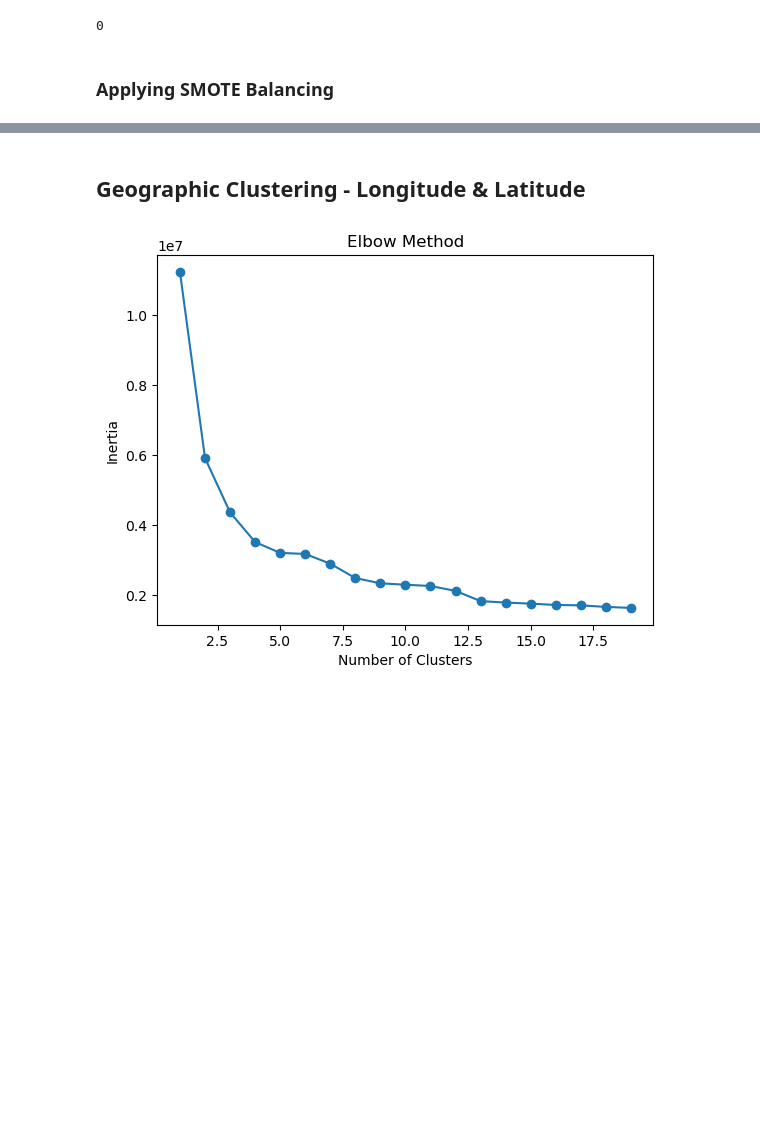
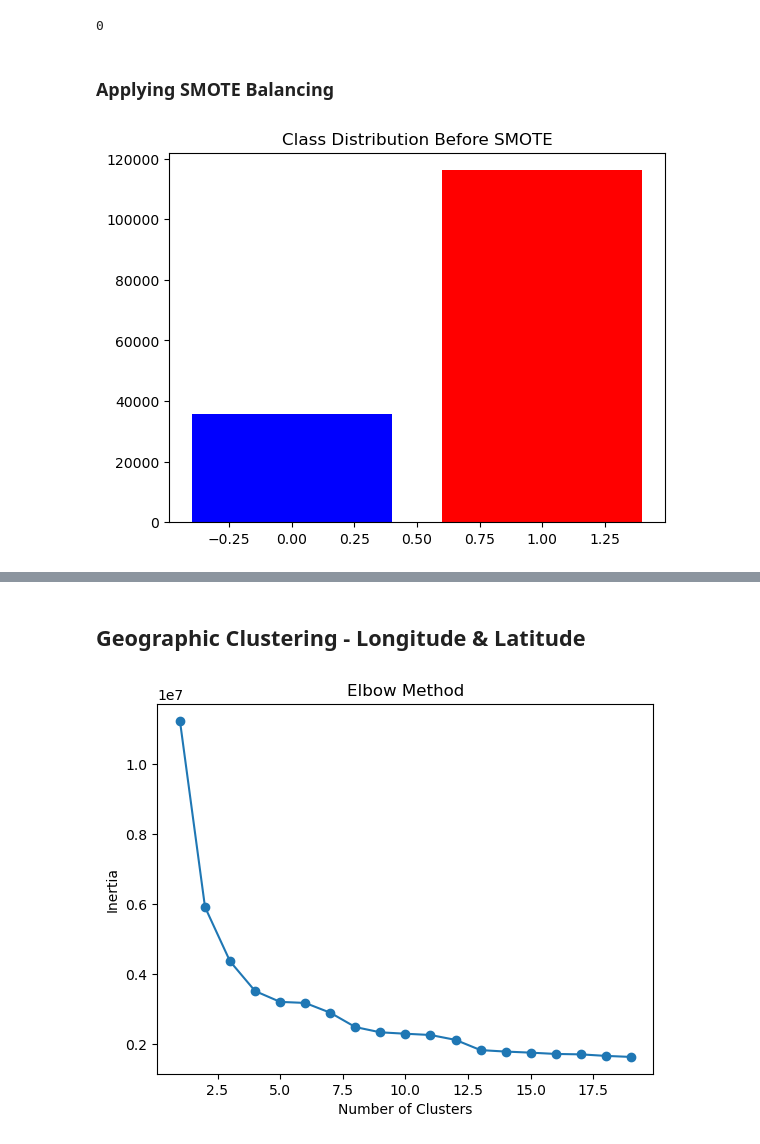
Before and after one commit to behruzgurbanli/CSCI4734_2024F_10551_PROJECT_8, a Jupyter notebook: CSCI4734_2024F_10551_PROJECT_CODE_8.ipynb, the cells around one changed output, grey strips where cells are left out. Drawn from its saved outputs; the diff is of its cells as text; code cells hidden in the pictures; blank space fills up the shorter version.

```diff
--- a/CSCI4734_2024F_10551_PROJECT_CODE_8.ipynb
+++ b/CSCI4734_2024F_10551_PROJECT_CODE_8.ipynb
@@ -756,6 +756,16 @@ y_train = LabelEncoder().fit_transform(y_train)
 y_test = LabelEncoder().fit_transform(y_test)
 # %% [markdown]
 ### Applying SMOTE Balancing
+# %%
+# Check the balance of the target variable
+unique, counts = np.unique(y_train, return_counts=True)
+# plot the count of each class
+plt.figure()
+plt.bar(unique, counts, color=['blue', 'red'])
+plt.title('Class Distribution Before SMOTE')
+plt.show()
+# %% [output]
+[figure, added]
 # %%
 from imblearn.over_sampling import SMOTE
 
```
Also changed, not shown: parts of 12 cells of this notebook.
